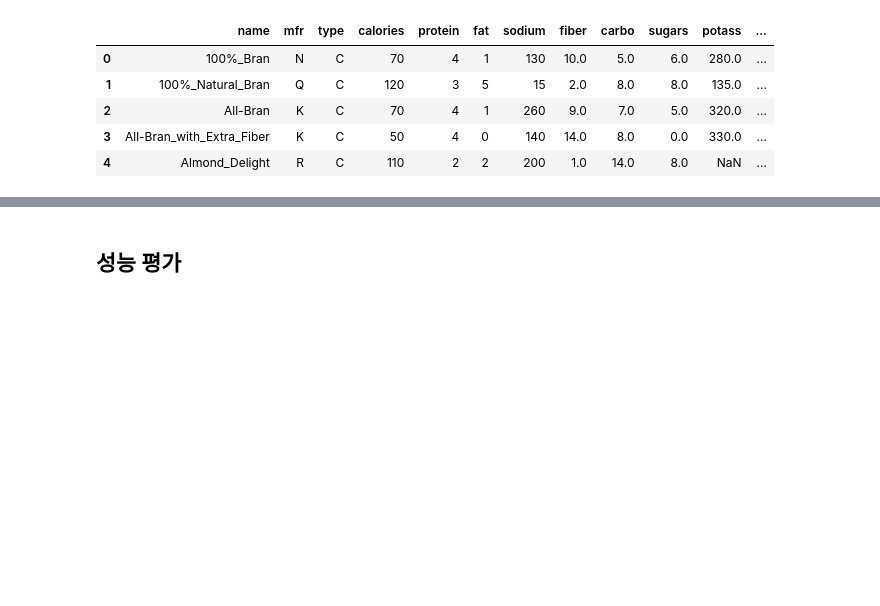
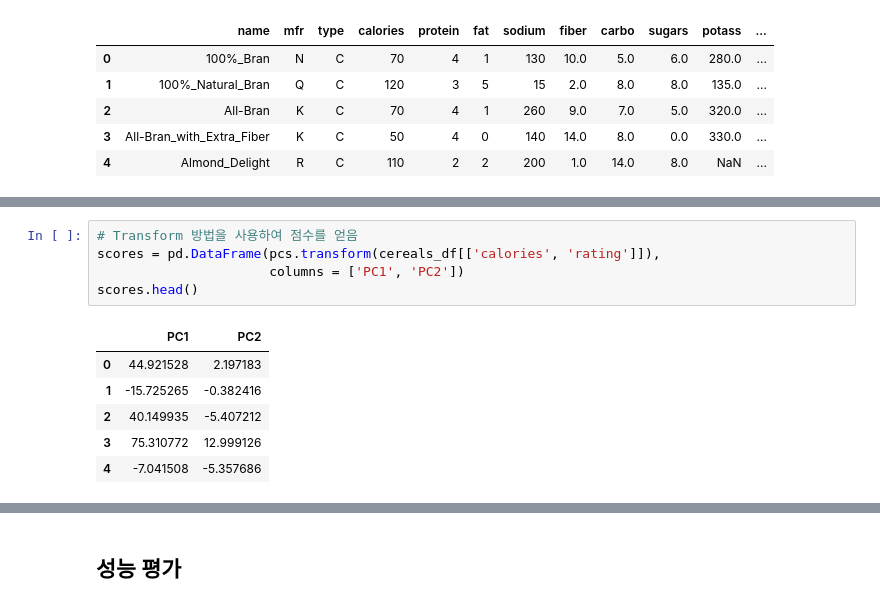
Before and after one commit to JunheeChoi/dm_class, a Jupyter notebook: DM_class_04-mid.ipynb, the cells around one changed output, grey strips where cells are left out. Saved outputs shown, nothing was run; the diff lists cells and outputs as text; blank space fills up the shorter version.

```diff
--- a/DM_class_04-mid.ipynb
+++ b/DM_class_04-mid.ipynb
@@ -280,0 +305,12 @@ plt.show()
+# %%
+# Transform 방법을 사용하여 점수를 얻음
+scores = pd.DataFrame(pcs.transform(cereals_df[['calories', 'rating']]),
+                      columns = ['PC1', 'PC2'])
+scores.head()
+# %% [output]
+|  | PC1 | PC2 |
+| 0 | 44.921528 | 2.197183 |
+| 1 | -15.725265 | -0.382416 |
+| 2 | 40.149935 | -5.407212 |
+| 3 | 75.310772 | 12.999126 |
+| 4 | -7.041508 | -5.357686 |
```
Also changed, not shown: parts of 11 cells of this notebook.
